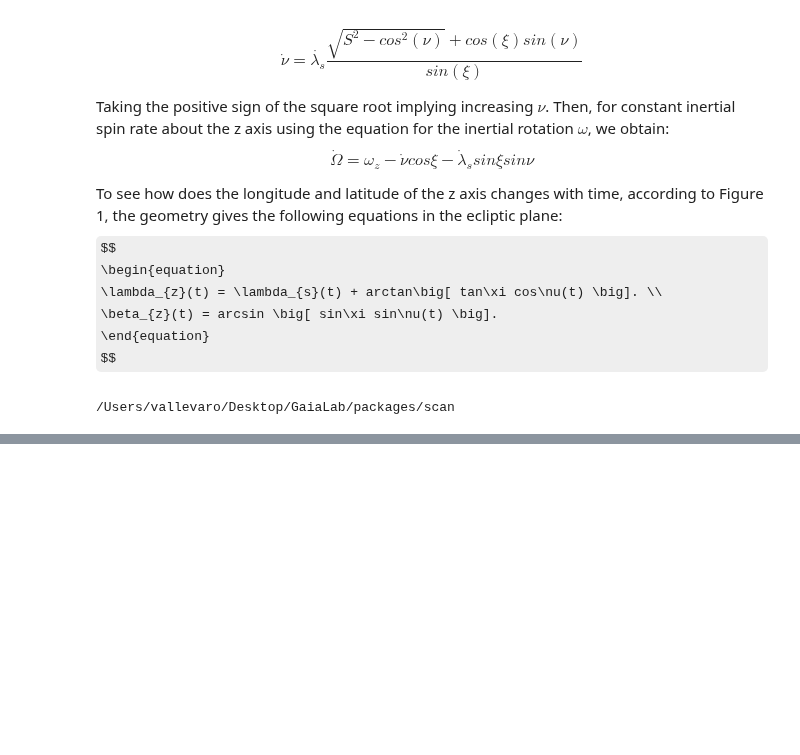
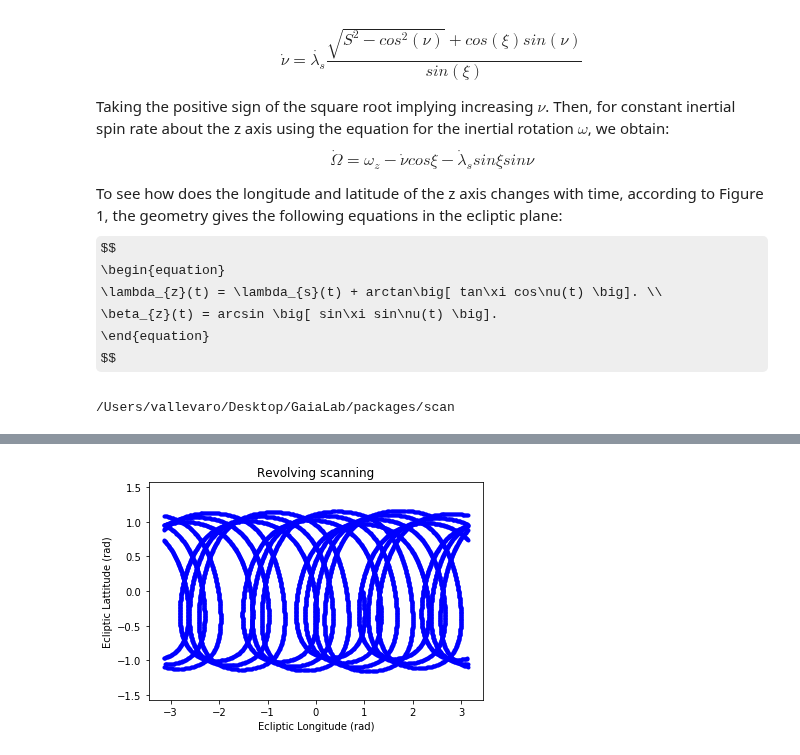
Before and after one commit to bombrun/GaiaLab, a Jupyter notebook: notebooks/NSL_notebook.ipynb, the cells around one changed output, grey strips where cells are left out. Saved outputs shown, nothing was run; the diff lists cells and outputs as text; code cells hidden in the pictures; some formulas as TeX source; blank space fills up the shorter version.

```diff
--- a/notebooks/NSL_notebook.ipynb
+++ b/notebooks/NSL_notebook.ipynb
@@ -101,0 +98,4 @@ PlotAttitude(gaia, 0.12, 100)
+# %%
+PlotLatLong(gaia, 0.12, 10000)
+# %% [output]
+[figure, added]
```
Also changed, not shown: parts of 4 cells of this notebook.
